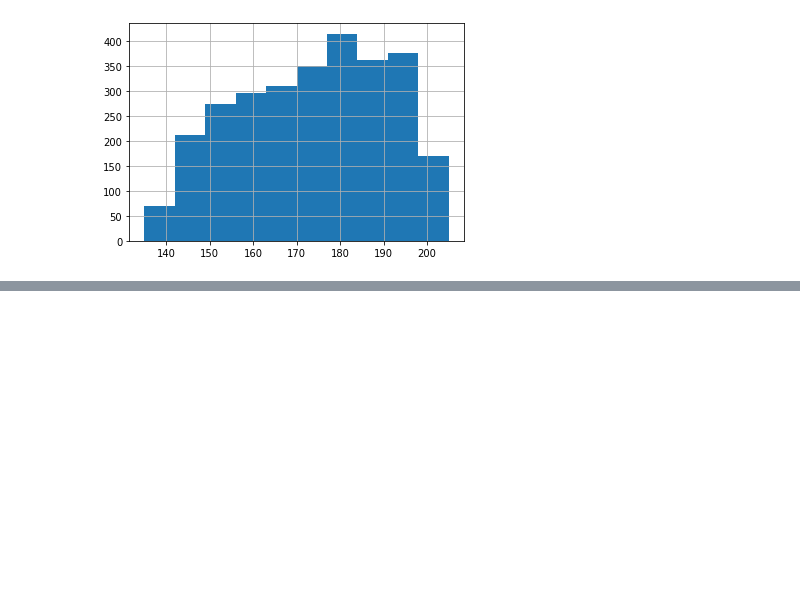
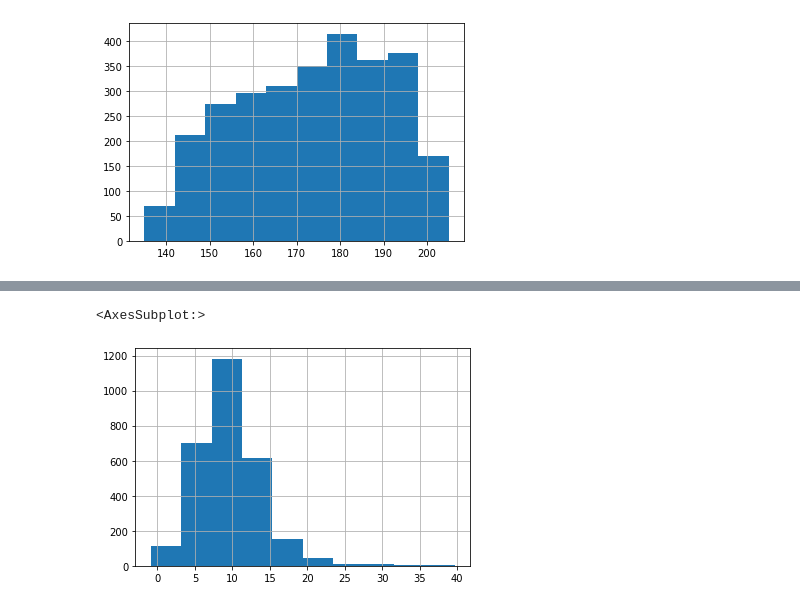
Before and after one commit to arun2596/common-lit-kaggle, a Jupyter notebook: data_augmentation.ipynb, the cells around one changed output, grey strips where cells are left out. Saved outputs shown, nothing was run; the diff lists cells and outputs as text; code cells hidden in the pictures; blank space fills up the shorter version.

```diff
--- a/data_augmentation.ipynb
+++ b/data_augmentation.ipynb
@@ -35,0 +50,6 @@ train_data['token_cnt'].hist()
+# %%
+train_data['fkg_score'] = train_data['excerpt'].apply(lambda x: textstat.flesch_kincaid_grade((x)))
+train_data['fkg_score'].hist()
+# %% [output]
+<AxesSubplot:>
+[figure, added]
```
Also changed, not shown: parts of 30 cells of this notebook.
